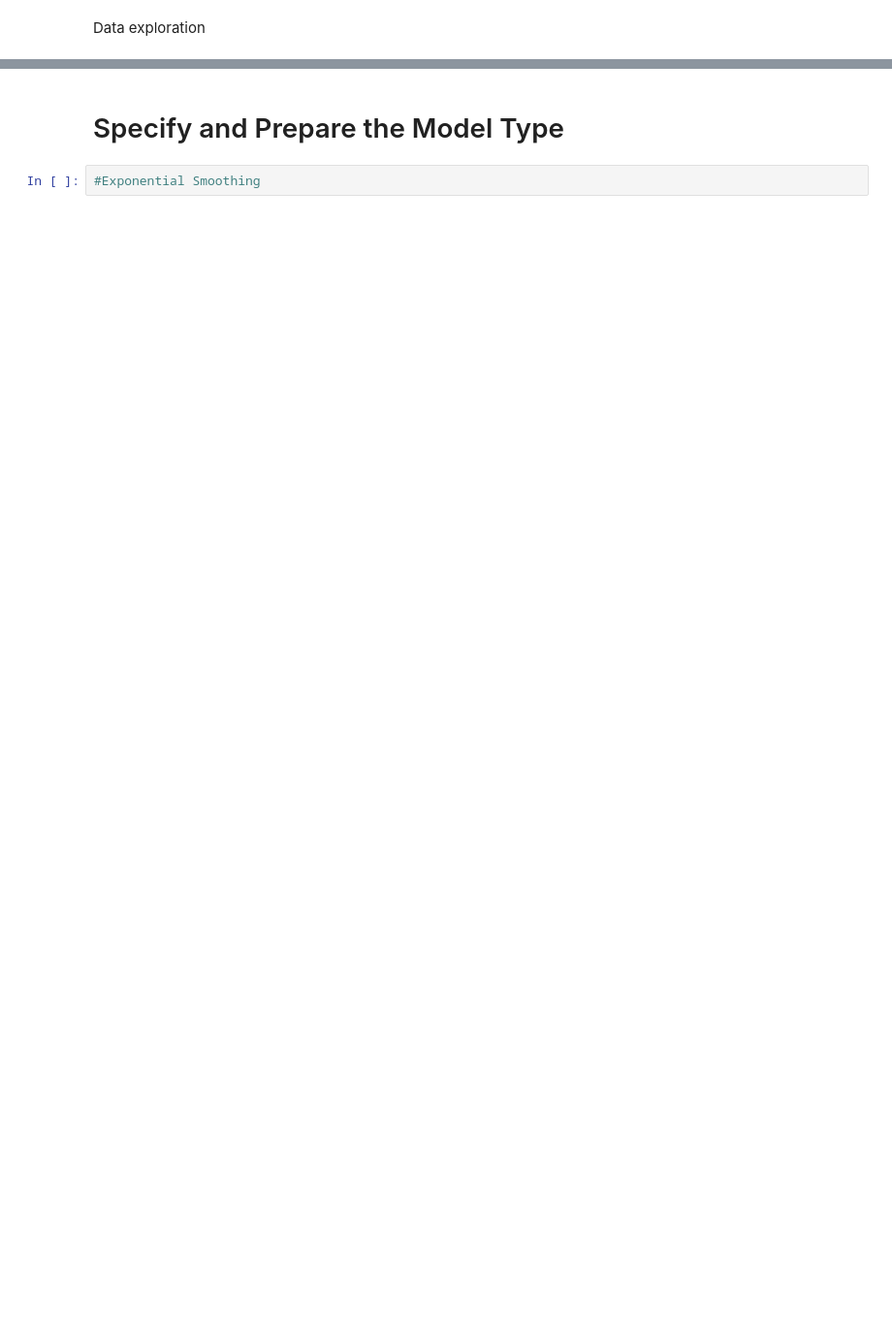
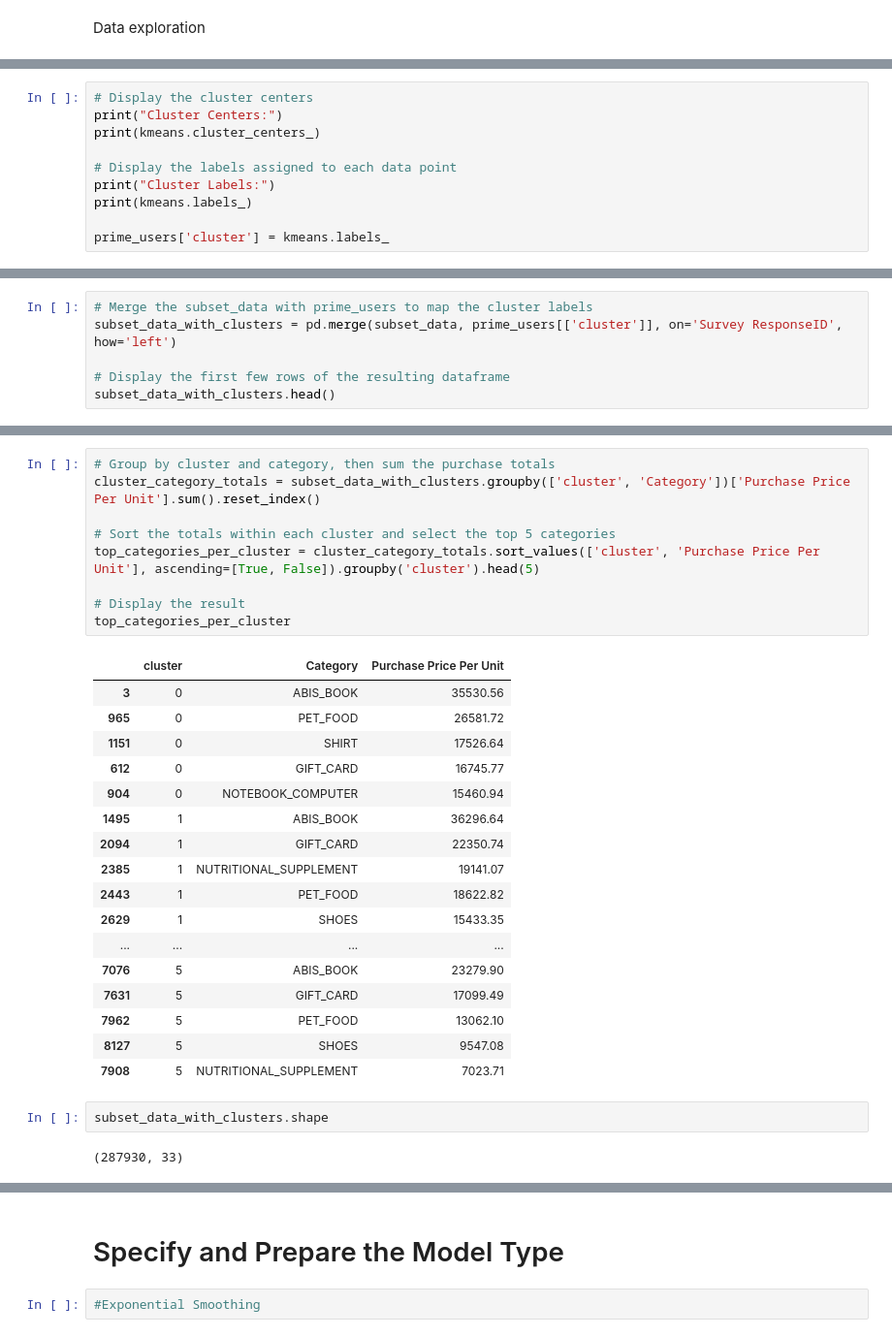
Before and after one commit to oliviermizero/BusinessForecastingProject, a Jupyter notebook: workflow.ipynb, the cells around one changed output, grey strips where cells are left out. Shown at 97% size. Saved outputs shown, nothing was run; the diff lists cells and outputs as text; blank space fills up the shorter version.

```diff
--- a/workflow.ipynb
+++ b/workflow.ipynb
@@ -81,0 +162,10 @@ Index(['Order Date', 'Purchase Price Per Unit', 'Quantity',
+# %%
+# Display the cluster centers
+print("Cluster Centers:")
+print(kmeans.cluster_centers_)
+
+# Display the labels assigned to each data point
+print("Cluster Labels:")
+print(kmeans.labels_)
+
+prime_users['cluster'] = kmeans.labels_
@@ -81,0 +193,6 @@ Index(['Order Date', 'Purchase Price Per Unit', 'Quantity',
+# %%
+# Merge the subset_data with prime_users to map the cluster labels
+subset_data_with_clusters = pd.merge(subset_data, prime_users[['cluster']], on='Survey ResponseID', how='left')
+
+# Display the first few rows of the resulting dataframe
+subset_data_with_clusters.head()
@@ -81,0 +207,31 @@ Index(['Order Date', 'Purchase Price Per Unit', 'Quantity',
+# %%
+# Group by cluster and category, then sum the purchase totals
+cluster_category_totals = subset_data_with_clusters.groupby(['cluster', 'Category'])['Purchase Price Per Unit'].sum().reset_index()
+
+# Sort the totals within each cluster and select the top 5 categories
+top_categories_per_cluster = cluster_category_totals.sort_values(['cluster', 'Purchase Price Per Unit'], ascending=[True, False]).groupby('cluster').head(5)
+
+# Display the result
+top_categories_per_cluster
+# %% [output]
+|  | cluster | Category | Purchase Price Per Unit |
+| 3 | 0 | ABIS_BOOK | 35530.56 |
+| 965 | 0 | PET_FOOD | 26581.72 |
+| 1151 | 0 | SHIRT | 17526.64 |
+| 612 | 0 | GIFT_CARD | 16745.77 |
+| 904 | 0 | NOTEBOOK_COMPUTER | 15460.94 |
+| 1495 | 1 | ABIS_BOOK | 36296.64 |
+| 2094 | 1 | GIFT_CARD | 22350.74 |
+| 2385 | 1 | NUTRITIONAL_SUPPLEMENT | 19141.07 |
+| 2443 | 1 | PET_FOOD | 18622.82 |
+| 2629 | 1 | SHOES | 15433.35 |
+| ... | ... | ... | ... |
+| 7076 | 5 | ABIS_BOOK | 23279.90 |
+| 7631 | 5 | GIFT_CARD | 17099.49 |
+| 7962 | 5 | PET_FOOD | 13062.10 |
+| 8127 | 5 | SHOES | 9547.08 |
+| 7908 | 5 | NUTRITIONAL_SUPPLEMENT | 7023.71 |
+# %%
+subset_data_with_clusters.shape
+# %% [output]
+(287930, 33)
```
Also changed, not shown: parts of 21 cells of this notebook.
